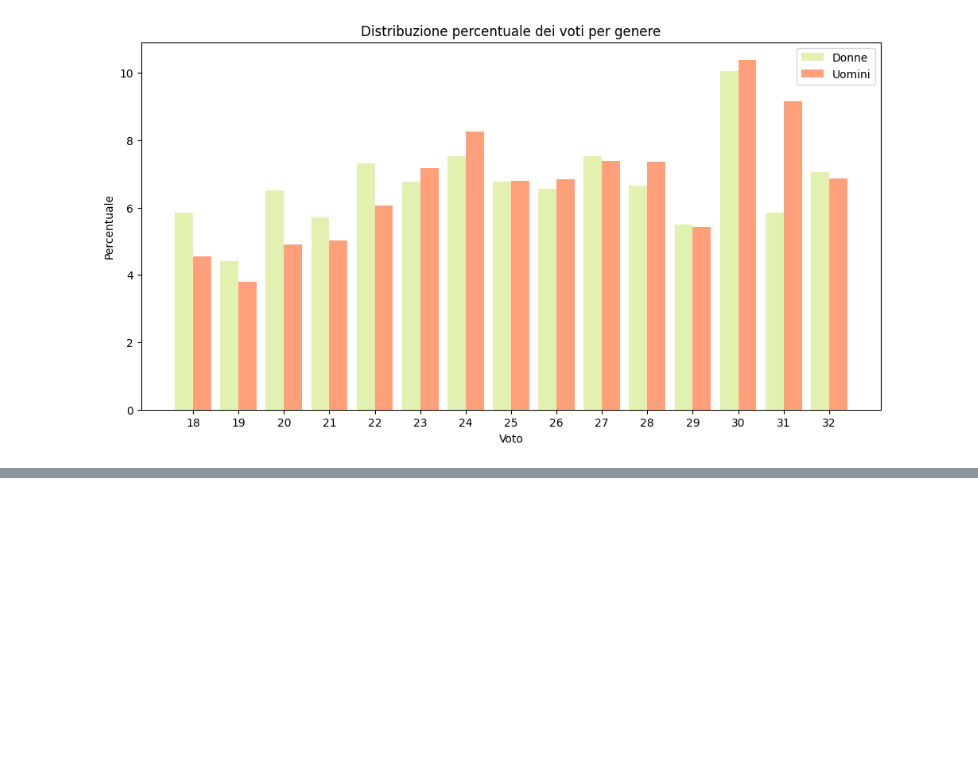
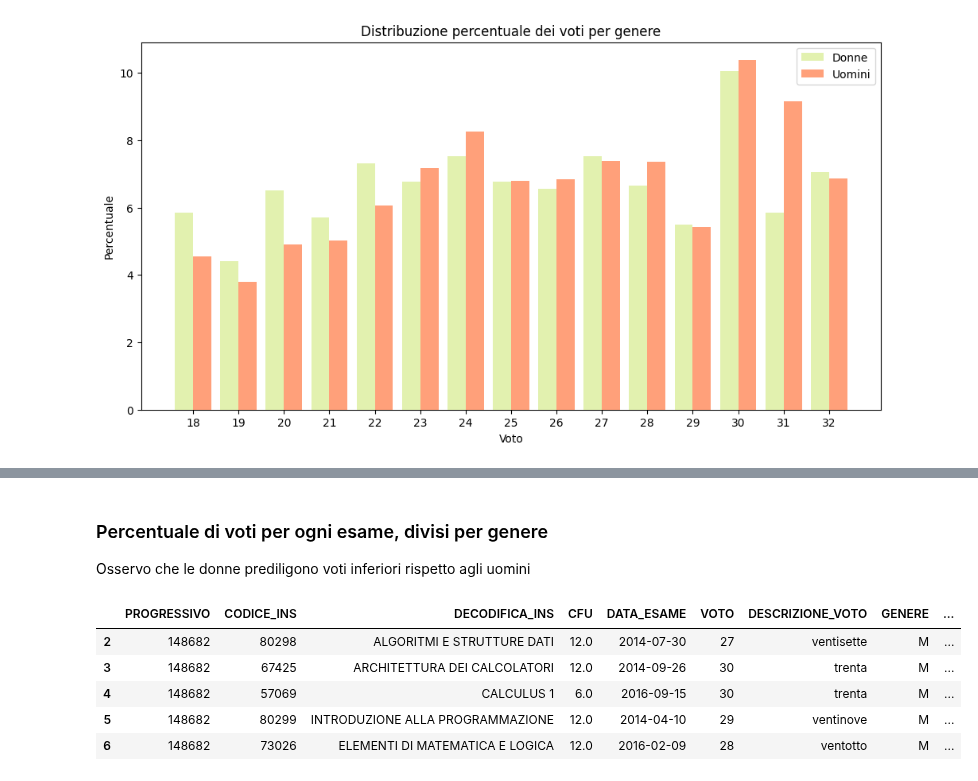
Before and after one commit to lallabelloni/Analisi-differenza-genere-Data-Science, a Jupyter notebook: progetto1.ipynb, the cells around one changed output, grey strips where cells are left out. Drawn from its saved outputs; the diff is of its cells as text; code cells hidden in the pictures; blank space fills up the shorter version.

```diff
--- a/progetto1.ipynb
+++ b/progetto1.ipynb
@@ -236,3 +198,15 @@ plt.show()
+# %% [markdown]
+### Percentuale di voti per ogni esame, divisi per genere
+Osservo che le donne prediligono voti inferiori rispetto agli uomini
+# %%
+pt.head()
+# %% [output]
+|  | PROGRESSIVO | CODICE_INS | DECODIFICA_INS | CFU | DATA_ESAME | VOTO | DESCRIZIONE_VOTO | GENERE | ... |
+| 2 | 148682 | 80298 | ALGORITMI E STRUTTURE DATI | 12.0 | 2014-07-30 | 27 | ventisette | M | ... |
+| 3 | 148682 | 67425 | ARCHITETTURA DEI CALCOLATORI | 12.0 | 2014-09-26 | 30 | trenta | M | ... |
+| 4 | 148682 | 57069 | CALCULUS 1 | 6.0 | 2016-09-15 | 30 | trenta | M | ... |
+| 5 | 148682 | 80299 | INTRODUZIONE ALLA PROGRAMMAZIONE | 12.0 | 2014-04-10 | 29 | ventinove | M | ... |
+| 6 | 148682 | 73026 | ELEMENTI DI MATEMATICA E LOGICA | 12.0 | 2016-02-09 | 28 | ventotto | M | ... |
 # %%
 # analizzo il numero di donne laureate
 # %%
```
Also changed, not shown: parts of 10 cells of this notebook, 3 other files.
